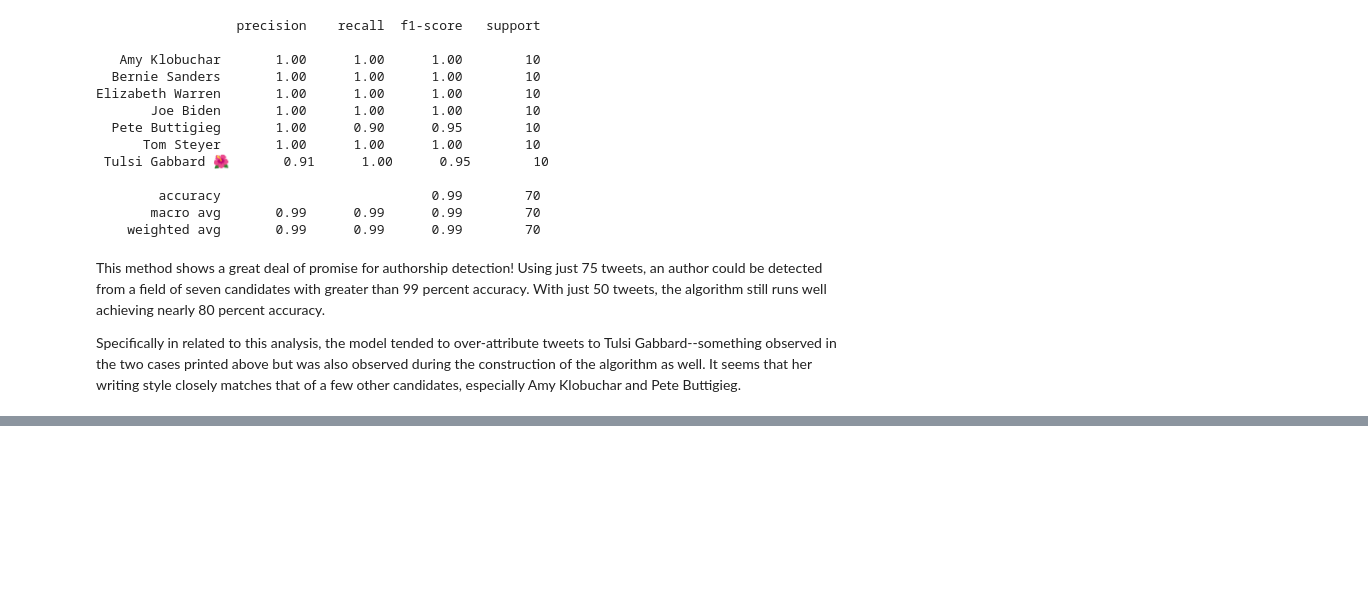
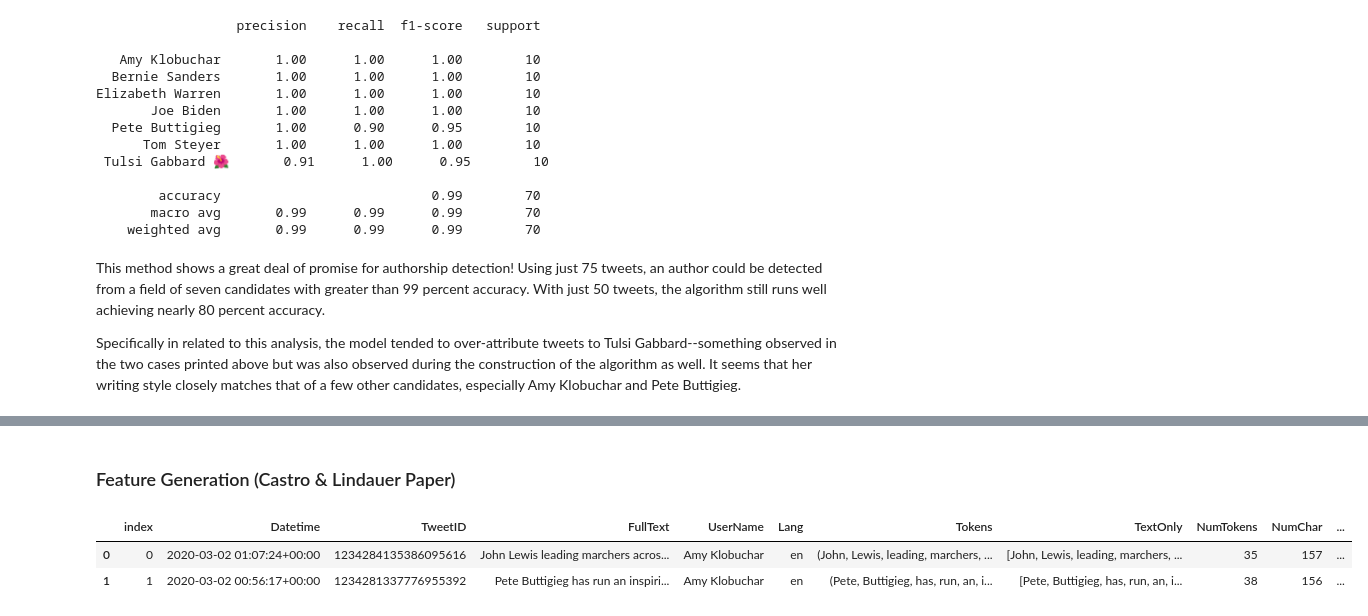
Before and after one commit to OutlawSapper/ANLY580_Project2, a Jupyter notebook: AuthorshipExploratoryWorking.ipynb, the cells around one changed output, grey strips where cells are left out. Drawn from its saved outputs; the diff is of its cells as text; code cells hidden in the pictures; blank space fills up the shorter version.

Commit message:
EDA & Feature Generation

```diff
--- a/AuthorshipExploratoryWorking.ipynb
+++ b/AuthorshipExploratoryWorking.ipynb
@@ -740,0 +830,2 @@ Specifically in related to this analysis, the model tended to over-attribute twe
+# %% [markdown]
+### Feature Generation (Castro & Lindauer Paper)
@@ -740,0 +887,20 @@ Specifically in related to this analysis, the model tended to over-attribute twe
+# %%
+## extract the attributes as specified by the castro-lindauer paper
+castroAttributes = DF['Tokens'].map(getAttributes)
+
+## convert to a dataframe for merging w/ original DF
+attributeDF = pd.DataFrame(list(castroAttributes),
+                           columns=['NumChar','LowerFreq', 'UpperFreq',
+                                    'TitleFreq', 'NonAscii', 'mentions',
+                                    'hashtags', 'links'])
+DF.reset_index(inplace = True)
+
+## merge the dataframes
+featDF = DF.merge(attributeDF, left_index = True, right_index = True)
+
+## confirm edits
+featDF.head(2)
+# %% [output]
+|  | index | Datetime | TweetID | FullText | UserName | Lang | Tokens | TextOnly | NumTokens | NumChar | ... |
+| 0 | 0 | 2020-03-02 01:07:24+00:00 | 1234284135386095616 | John Lewis leading marchers acros... | Amy Klobuchar | en | (John, Lewis, leading, marchers, ... | [John, Lewis, leading, marchers, ... | 35 | 157 | ... |
+| 1 | 1 | 2020-03-02 00:56:17+00:00 | 1234281337776955392 | Pete Buttigieg has run an inspiri... | Amy Klobuchar | en | (Pete, Buttigieg, has, run, an, i... | [Pete, Buttigieg, has, run, an, i... | 38 | 156 | ... |
```
Also changed, not shown: parts of 19 cells of this notebook, 1 other file.
